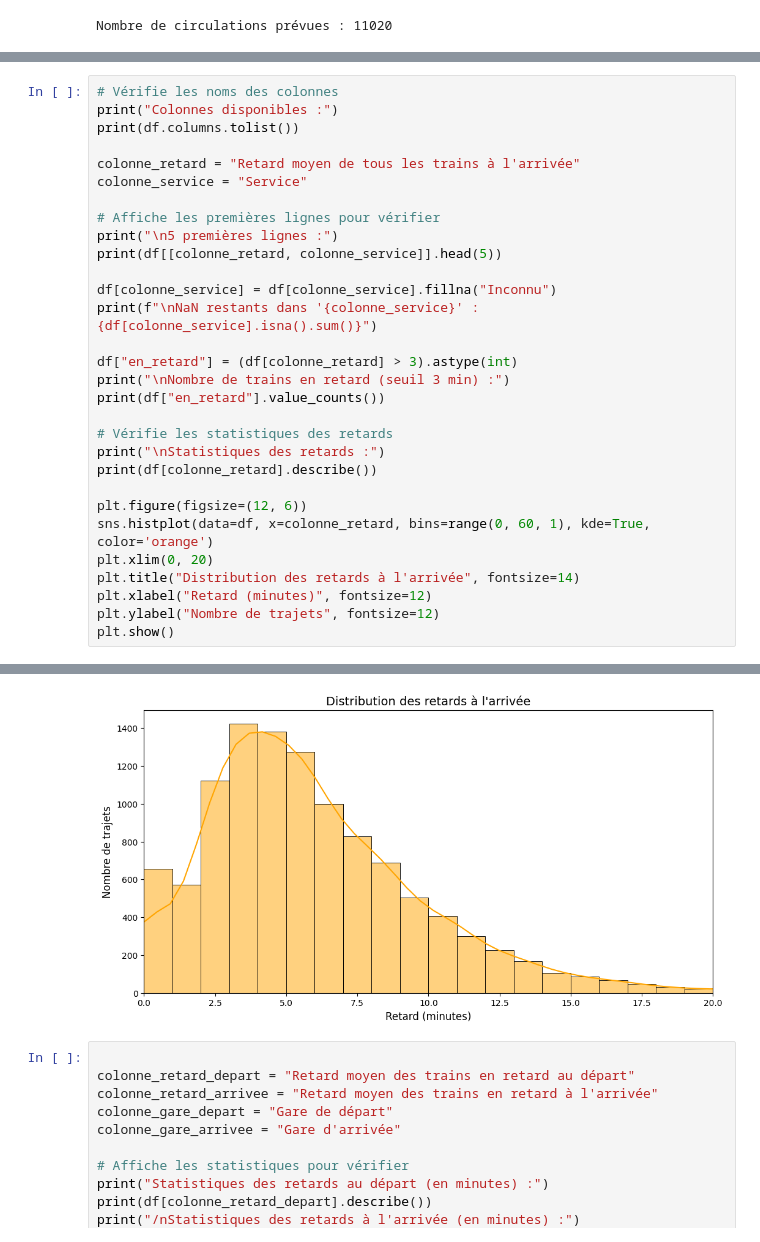
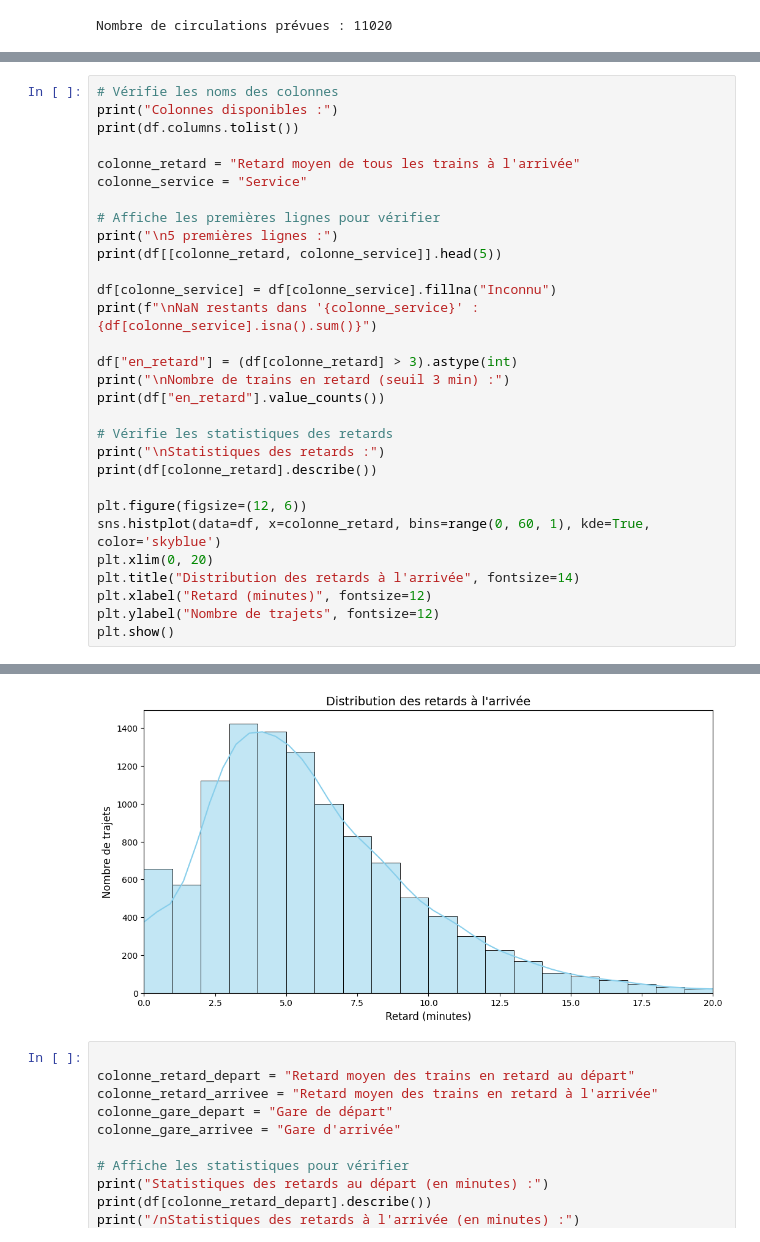
Before and after one commit to MeghCH/Tardis, a Jupyter notebook: tardis_eda.ipynb, the cells around one changed output, grey strips where cells are left out. Saved outputs shown, nothing was run; the diff lists cells and outputs as text.

```diff
--- a/tardis_eda.ipynb
+++ b/tardis_eda.ipynb
@@ -538,35 +534,35 @@ print("\nNombre de trains en retard (seuil 3 min) :")
 print(df["en_retard"].value_counts())
 
 # Vérifie les statistiques des retards
 print("\nStatistiques des retards :")
 print(df[colonne_retard].describe())
 
 plt.figure(figsize=(12, 6))
-sns.histplot(data=df, x=colonne_retard, bins=range(0, 60, 1), kde=True, color='orange')
+sns.histplot(data=df, x=colonne_retard, bins=range(0, 60, 1), kde=True, color='skyblue')
 plt.xlim(0, 20)
 plt.title("Distribution des retards à l'arrivée", fontsize=14)
 plt.xlabel("Retard (minutes)", fontsize=12)
 plt.ylabel("Nombre de trajets", fontsize=12)
 plt.show()
 # %% [output]
 Colonnes disponibles :
 ['Date', 'Service', 'Gare de départ', "Gare d'arrivée", 'Durée moyenne du trajet', 'Nombre de circulations prévues', 'Nombre de trains annulés', 'Commentaire annulations', 'Nombre de trains en retard  ...
 
 5 premières lignes :
    Retard moyen de tous les trains à l'arrivée   Service
 0                                     6.511118  NATIONAL
 1                                     5.363539  NATIONAL
 2                                     2.938053  NATIONAL
 3                                     5.292211  NATIONAL
 4                                     4.882372  NATIONAL
 
 NaN restants dans 'Service' : 0
 ... (13 lines left out)
 50%          5.269892
 75%          8.010822
 max         92.000000
 Name: Retard moyen de tous les trains à l'arrivée, dtype: float64
-[figure, old version]
+[figure, new version]
 # %%
 
 colonne_retard_depart = "Retard moyen des trains en retard au départ"
```
Also changed, not shown: parts of 6 cells of this notebook, 1 other file.
